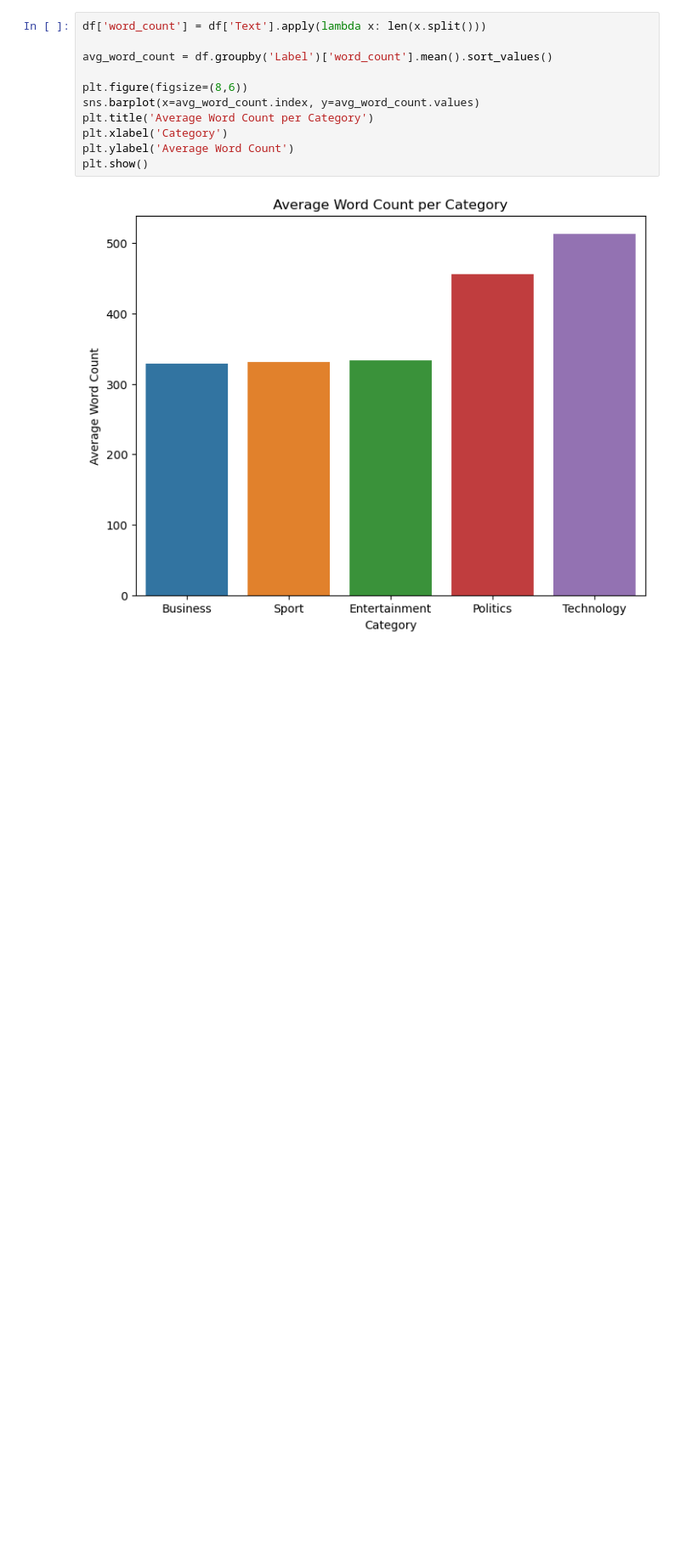
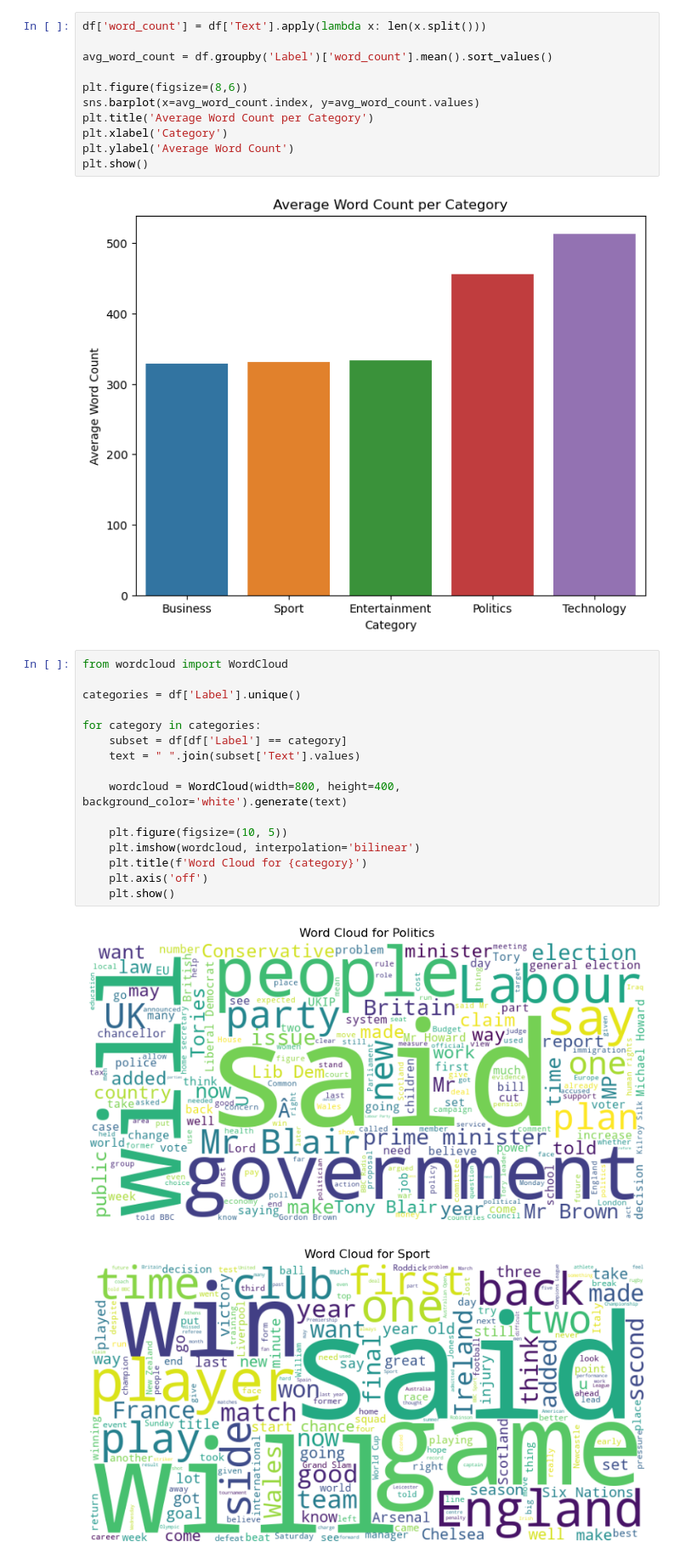
Before and after one commit to NANITH777/Text_Classification, a Jupyter notebook: model.ipynb, the cells around one changed output. Shown at 85% size. Saved outputs shown, nothing was run; the diff lists cells and outputs as text; blank space fills up the shorter version.

```diff
--- a/model.ipynb
+++ b/model.ipynb
@@ -155,3 +155,22 @@ plt.ylabel('Average Word Count')
 plt.show()
 # %% [output]
 [figure]
+# %%
+from wordcloud import WordCloud
+
+categories = df['Label'].unique()
+
+for category in categories:
+    subset = df[df['Label'] == category]
+    text = " ".join(subset['Text'].values)
+
+    wordcloud = WordCloud(width=800, height=400, background_color='white').generate(text)
+
+    plt.figure(figsize=(10, 5))
+    plt.imshow(wordcloud, interpolation='bilinear')
+    plt.title(f'Word Cloud for {category}')
+    plt.axis('off')
+    plt.show()
+# %% [output]
+[figure, added]
+[figure, added]
```
Also changed, not shown: parts of 1 cell of this notebook.
